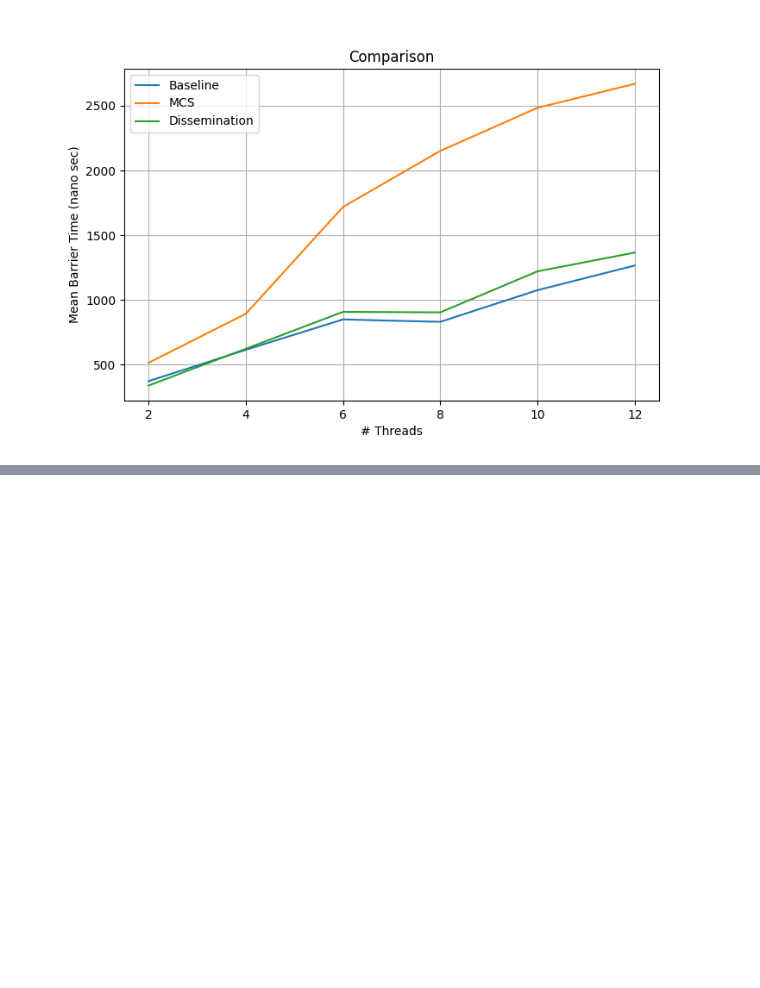
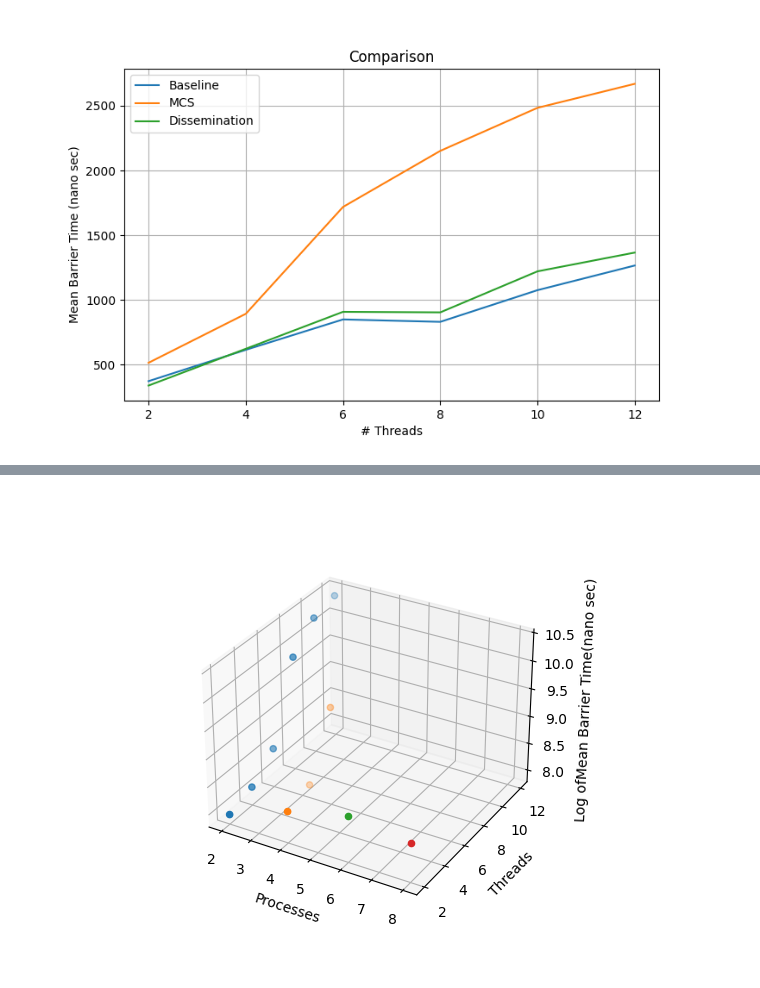
Before and after one commit to AdwaitB/cs6210, a Jupyter notebook: p2/python-analysis/analysis.ipynb, the cells around one changed output, grey strips where cells are left out. Cells and saved outputs as stored; diff of their text form; code cells hidden in the pictures; blank space fills up the shorter version.

```diff
--- a/p2/python-analysis/analysis.ipynb
+++ b/p2/python-analysis/analysis.ipynb
@@ -189,0 +186,4 @@ plot_combined()
+# %%
+plot_combined_log("Mean Barrier Time")
+# %% [output]
+[figure, added]
```
Also changed, not shown: parts of 3 cells of this notebook.
